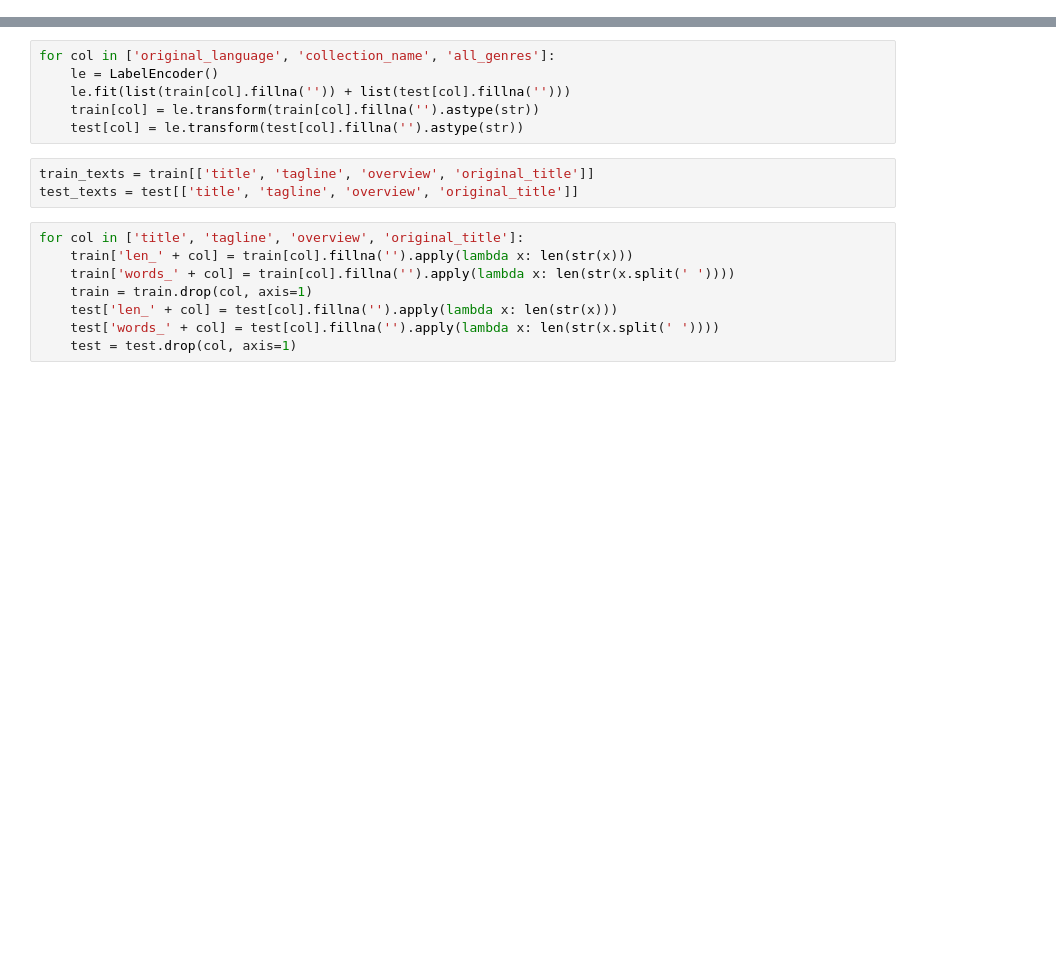
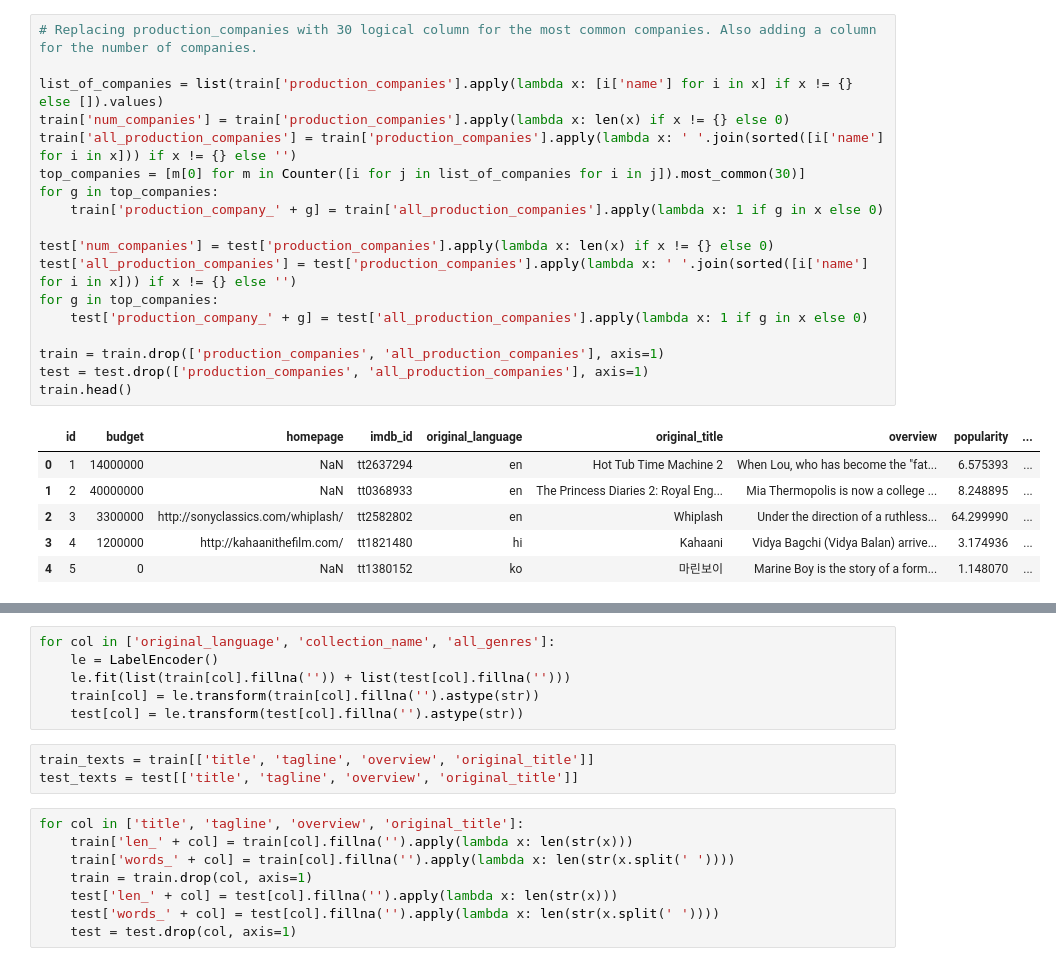
Before and after one commit to NitinRochlani/Blockbusters, a Jupyter notebook: Sam - TMDB.ipynb, the cells around one changed output, grey strips where cells are left out. Drawn from its saved outputs; the diff is of its cells as text; blank space fills up the shorter version.

```diff
--- a/Sam - TMDB.ipynb
+++ b/Sam - TMDB.ipynb
@@ -299,0 +108,25 @@ cast_character_
+# %%
+# Replacing production_companies with 30 logical column for the most common companies. Also adding a column for the number of companies.
+
+list_of_companies = list(train['production_companies'].apply(lambda x: [i['name'] for i in x] if x != {} else []).values)
+train['num_companies'] = train['production_companies'].apply(lambda x: len(x) if x != {} else 0)
+train['all_production_companies'] = train['production_companies'].apply(lambda x: ' '.join(sorted([i['name'] for i in x])) if x != {} else '')
+top_companies = [m[0] for m in Counter([i for j in list_of_companies for i in j]).most_common(30)]
+for g in top_companies:
+    train['production_company_' + g] = train['all_production_companies'].apply(lambda x: 1 if g in x else 0)
+
+test['num_companies'] = test['production_companies'].apply(lambda x: len(x) if x != {} else 0)
+test['all_production_companies'] = test['production_companies'].apply(lambda x: ' '.join(sorted([i['name'] for i in x])) if x != {} else '')
+for g in top_companies:
+    test['production_company_' + g] = test['all_production_companies'].apply(lambda x: 1 if g in x else 0)
+
+train = train.drop(['production_companies', 'all_production_companies'], axis=1)
+test = test.drop(['production_companies', 'all_production_companies'], axis=1)
+train.head()
+# %% [output]
+|  | id | budget | homepage | imdb_id | original_language | original_title | overview | popularity | ... |
+| 0 | 1 | 14000000 | NaN | tt2637294 | en | Hot Tub Time Machine 2 | When Lou, who has become the "fat... | 6.575393 | ... |
+| 1 | 2 | 40000000 | NaN | tt0368933 | en | The Princess Diaries 2: Royal Eng... | Mia Thermopolis is now a college ... | 8.248895 | ... |
+| 2 | 3 | 3300000 | http://sonyclassics.com/whiplash/ | tt2582802 | en | Whiplash | Under the direction of a ruthless... | 64.299990 | ... |
+| 3 | 4 | 1200000 | http://kahaanithefilm.com/ | tt1821480 | hi | Kahaani | Vidya Bagchi (Vidya Balan) arrive... | 3.174936 | ... |
+| 4 | 5 | 0 | NaN | tt1380152 | ko | 마린보이 | Marine Boy is the story of a form... | 1.148070 | ... |
```
Also changed, not shown: parts of 36 cells of this notebook.
